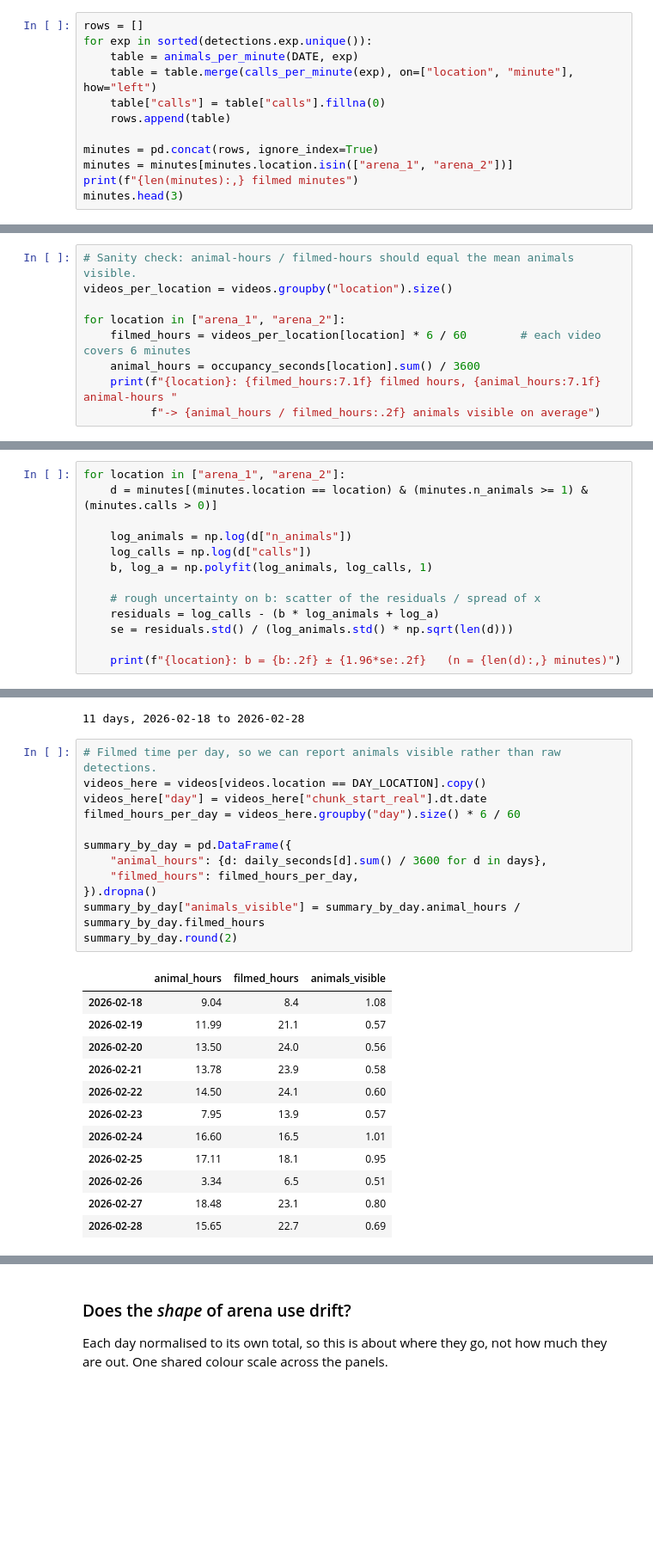
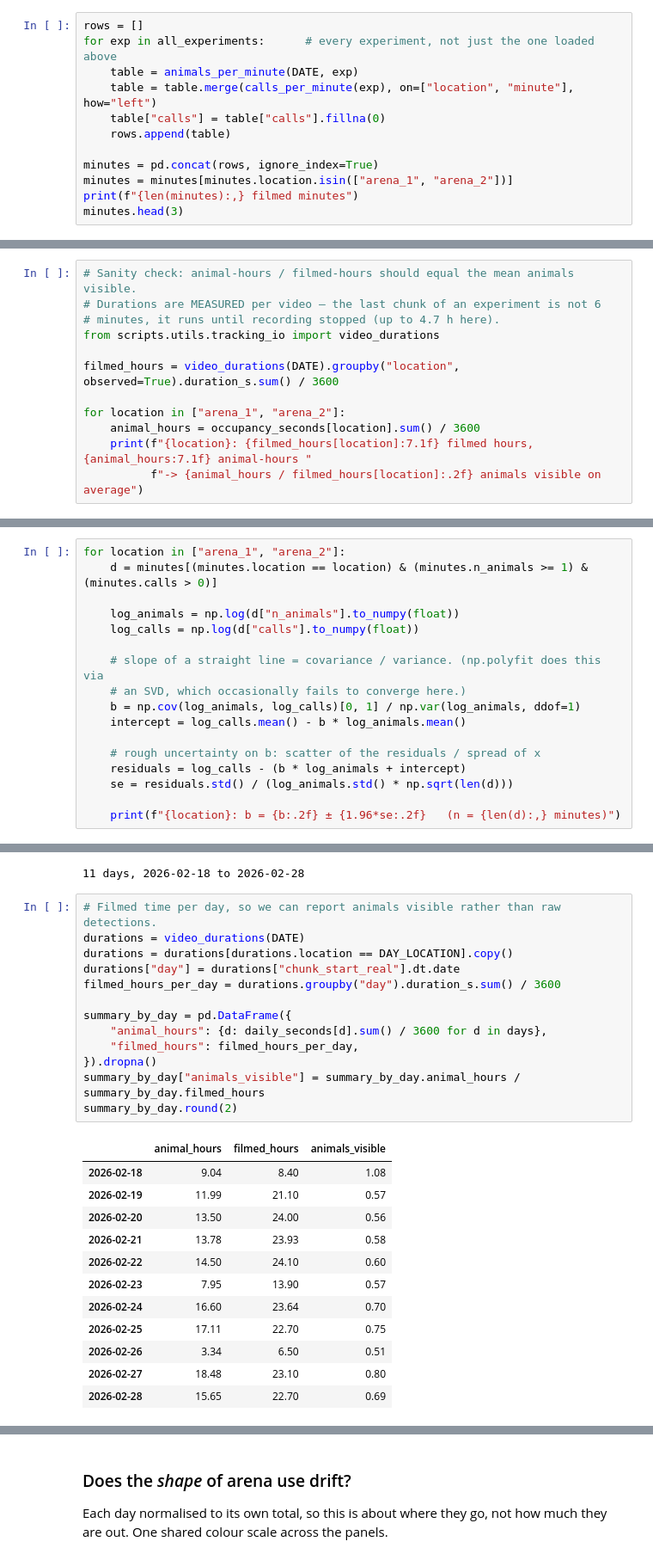
Before and after one commit to GilyGinosar/gerbil_vocalization_analysis, a Jupyter notebook: notebooks/explore_tracking.ipynb, the cells around one changed output, grey strips where cells are left out. Shown at 86% size. Drawn from its saved outputs; the diff is of its cells as text; blank space fills up the shorter version.

```diff
--- a/notebooks/explore_tracking.ipynb
+++ b/notebooks/explore_tracking.ipynb
@@ -133,7 +135,7 @@ def calls_per_minute(exp):
     return counted.rename(columns={"assigned_location": "location"})
 # %%
 rows = []
-for exp in sorted(detections.exp.unique()):
+for exp in all_experiments:      # every experiment, not just the one loaded above
     table = animals_per_minute(DATE, exp)
     table = table.merge(calls_per_minute(exp), on=["location", "minute"], how="left")
     table["calls"] = table["calls"].fillna(0)
@@ -274,11 +276,14 @@ arena_1:    141.9 animal-hours over 28 experiments
 arena_2:    102.2 animal-hours over 28 experiments
 # %%
 # Sanity check: animal-hours / filmed-hours should equal the mean animals visible.
-videos_per_location = videos.groupby("location").size()
+# Durations are MEASURED per video — the last chunk of an experiment is not 6
+# minutes, it runs until recording stopped (up to 4.7 h here).
+from scripts.utils.tracking_io import video_durations
+
+filmed_hours = video_durations(DATE).groupby("location", observed=True).duration_s.sum() / 3600
 
 for location in ["arena_1", "arena_2"]:
-    filmed_hours = videos_per_location[location] * 6 / 60        # each video covers 6 minutes
     animal_hours = occupancy_seconds[location].sum() / 3600
-    print(f"{location}: {filmed_hours:7.1f} filmed hours, {animal_hours:7.1f} animal-hours "
-          f"-> {animal_hours / filmed_hours:.2f} animals visible on average")
+    print(f"{location}: {filmed_hours[location]:7.1f} filmed hours, {animal_hours:7.1f} animal-hours "
+          f"-> {animal_hours / filmed_hours[location]:.2f} animals visible on average")
 # %% [output]
@@ -487,12 +492,16 @@ Fit `calls = a · n^b`. Taking logs makes it a straight line, so `b` comes from
 for location in ["arena_1", "arena_2"]:
     d = minutes[(minutes.location == location) & (minutes.n_animals >= 1) & (minutes.calls > 0)]
 
-    log_animals = np.log(d["n_animals"])
-    log_calls = np.log(d["calls"])
-    b, log_a = np.polyfit(log_animals, log_calls, 1)
+    log_animals = np.log(d["n_animals"].to_numpy(float))
+    log_calls = np.log(d["calls"].to_numpy(float))
+
+    # slope of a straight line = covariance / variance. (np.polyfit does this via
+    # an SVD, which occasionally fails to converge here.)
+    b = np.cov(log_animals, log_calls)[0, 1] / np.var(log_animals, ddof=1)
+    intercept = log_calls.mean() - b * log_animals.mean()
 
     # rough uncertainty on b: scatter of the residuals / spread of x
-    residuals = log_calls - (b * log_animals + log_a)
+    residuals = log_calls - (b * log_animals + intercept)
     se = residuals.std() / (log_animals.std() * np.sqrt(len(d)))
 
     print(f"{location}: b = {b:.2f} ± {1.96*se:.2f}   (n = {len(d):,} minutes)")
@@ -672,29 +681,30 @@ print(f"{len(days)} days, {days[0]} to {days[-1]}")
 11 days, 2026-02-18 to 2026-02-28
 # %%
 # Filmed time per day, so we can report animals visible rather than raw detections.
-videos_here = videos[videos.location == DAY_LOCATION].copy()
-videos_here["day"] = videos_here["chunk_start_real"].dt.date
-filmed_hours_per_day = videos_here.groupby("day").size() * 6 / 60
+durations = video_durations(DATE)
+durations = durations[durations.location == DAY_LOCATION].copy()
+durations["day"] = durations["chunk_start_real"].dt.date
+filmed_hours_per_day = durations.groupby("day").duration_s.sum() / 3600
 
 summary_by_day = pd.DataFrame({
     "animal_hours": {d: daily_seconds[d].sum() / 3600 for d in days},
     "filmed_hours": filmed_hours_per_day,
 }).dropna()
 summary_by_day["animals_visible"] = summary_by_day.animal_hours / summary_by_day.filmed_hours
 summary_by_day.round(2)
 # %% [output]
 |  | animal_hours | filmed_hours | animals_visible |
-| 2026-02-18 | 9.04 | 8.4 | 1.08 |
-| 2026-02-19 | 11.99 | 21.1 | 0.57 |
-| 2026-02-20 | 13.50 | 24.0 | 0.56 |
-| 2026-02-21 | 13.78 | 23.9 | 0.58 |
-| 2026-02-22 | 14.50 | 24.1 | 0.60 |
-| 2026-02-23 | 7.95 | 13.9 | 0.57 |
-| 2026-02-24 | 16.60 | 16.5 | 1.01 |
-| 2026-02-25 | 17.11 | 18.1 | 0.95 |
-| 2026-02-26 | 3.34 | 6.5 | 0.51 |
-| 2026-02-27 | 18.48 | 23.1 | 0.80 |
-| 2026-02-28 | 15.65 | 22.7 | 0.69 |
+| 2026-02-18 | 9.04 | 8.40 | 1.08 |
+| 2026-02-19 | 11.99 | 21.10 | 0.57 |
+| 2026-02-20 | 13.50 | 24.00 | 0.56 |
+| 2026-02-21 | 13.78 | 23.93 | 0.58 |
+| 2026-02-22 | 14.50 | 24.10 | 0.60 |
+| 2026-02-23 | 7.95 | 13.90 | 0.57 |
+| 2026-02-24 | 16.60 | 23.64 | 0.70 |
+| 2026-02-25 | 17.11 | 22.70 | 0.75 |
+| 2026-02-26 | 3.34 | 6.50 | 0.51 |
+| 2026-02-27 | 18.48 | 23.10 | 0.80 |
+| 2026-02-28 | 15.65 | 22.70 | 0.69 |
 # %%
 fig, axes = plt.subplots(2, 1, figsize=(9, 6), sharex=True)
 
```
Also changed, not shown: parts of 11 cells of this notebook, 2 other files.
